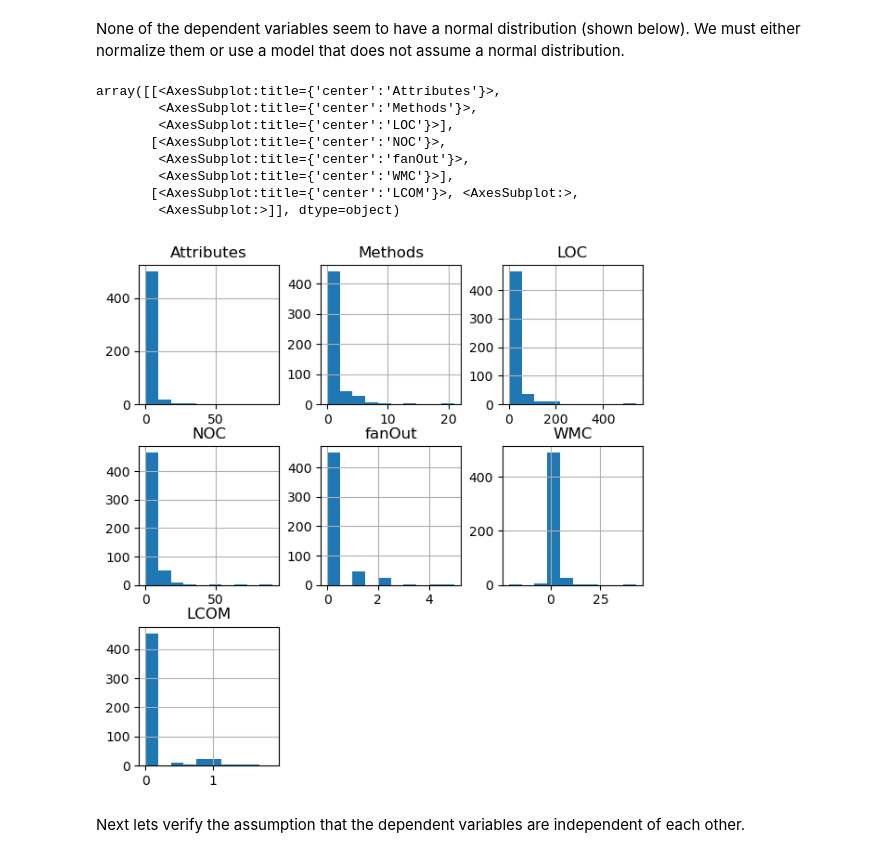
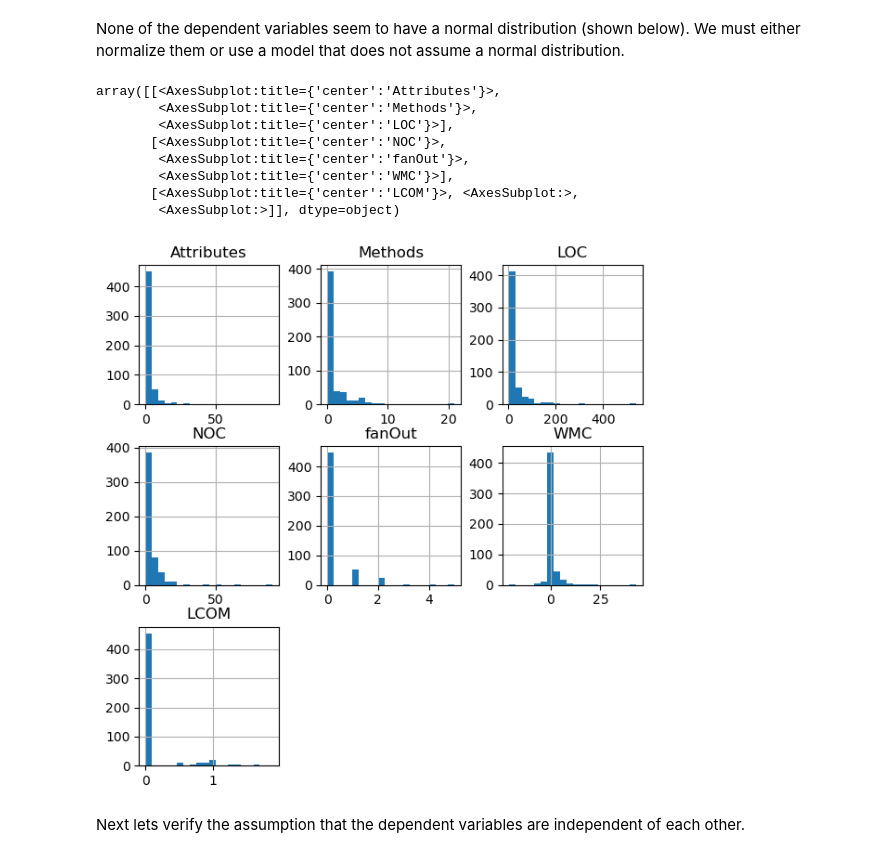
Before and after one commit to hcalex1/MGL843, a Jupyter notebook: notebooks/analysis.ipynb, the cells around one changed output. Cells and saved outputs as stored; diff of their text form; code cells hidden in the pictures.

```diff
--- a/notebooks/analysis.ipynb
+++ b/notebooks/analysis.ipynb
@@ -188,17 +186,17 @@ y = (joined_data["FixCount"] > 0).astype(int)
 # %% [markdown]
 None of the dependent variables seem to have a normal distribution (shown below). We must either normalize them or use a model that does not assume a normal distribution.
 # %%
-X.hist(figsize=(7,7))
+X.hist(figsize=(7,7), bins=20)
 # %% [output]
 array([[<AxesSubplot:title={'center':'Attributes'}>,
         <AxesSubplot:title={'center':'Methods'}>,
         <AxesSubplot:title={'center':'LOC'}>],
        [<AxesSubplot:title={'center':'NOC'}>,
         <AxesSubplot:title={'center':'fanOut'}>,
         <AxesSubplot:title={'center':'WMC'}>],
        [<AxesSubplot:title={'center':'LCOM'}>, <AxesSubplot:>,
         <AxesSubplot:>]], dtype=object)
-[figure, old version]
+[figure, new version]
 # %% [markdown]
 Next lets verify the assumption that the dependent variables are independent of each other.
 # %%
```
Also changed, not shown: parts of 9 cells of this notebook, 1 other file.
